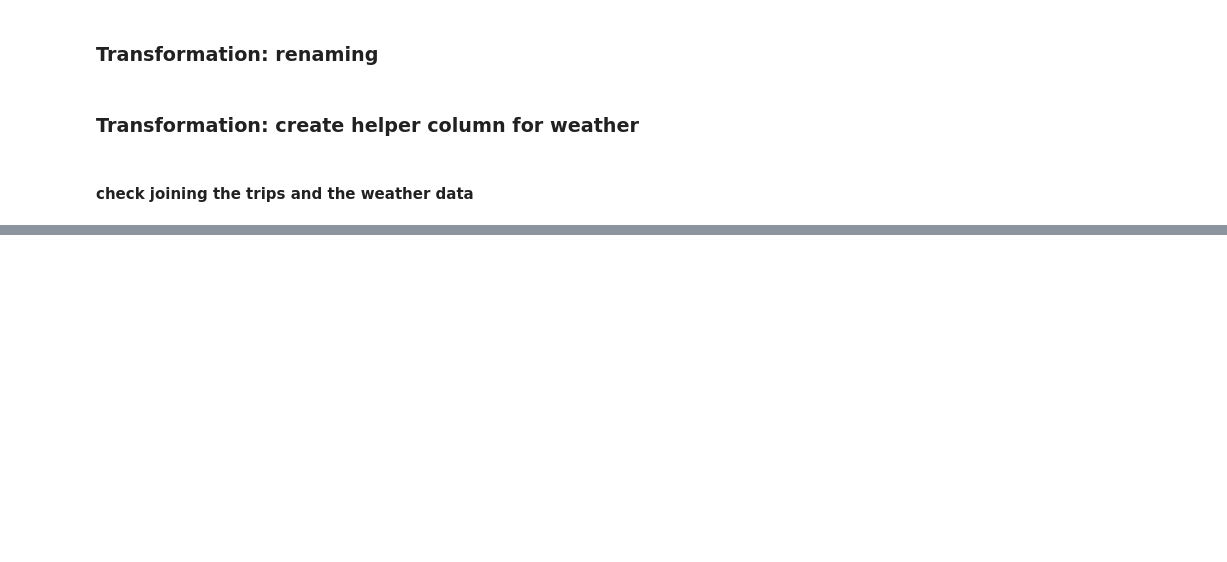
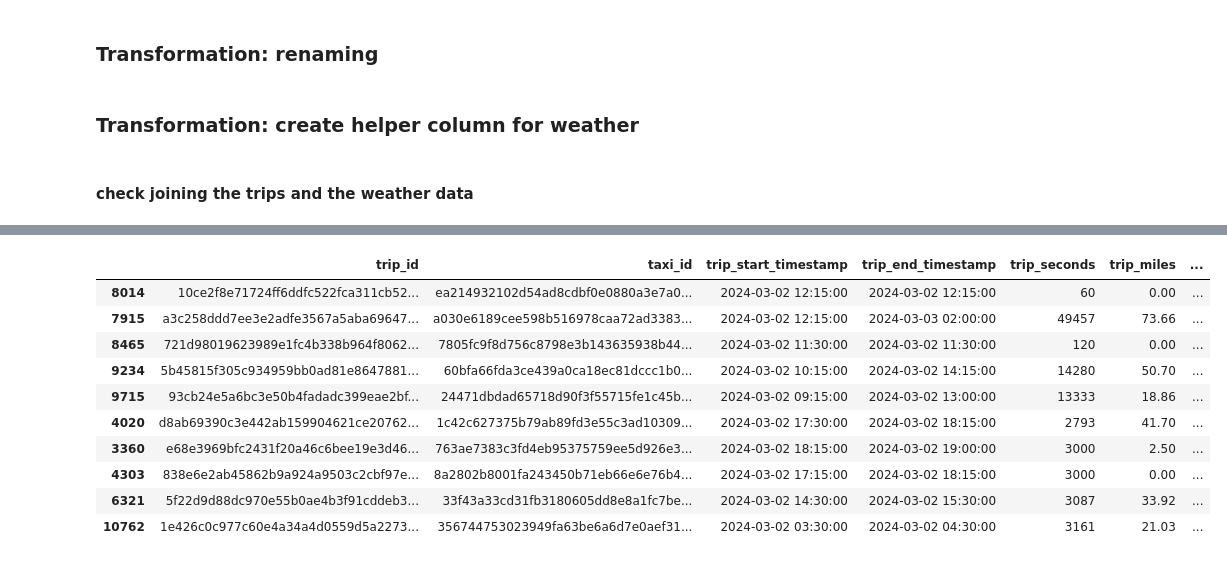
Before and after one commit to a8i9zm/Cubix_Data_Engineer, a Jupyter notebook: 04_chicago_data_to_mapping.ipynb, the cells around one changed output, grey strips where cells are left out. Saved outputs shown, nothing was run; the diff lists cells and outputs as text; code cells hidden in the pictures; blank space fills up the shorter version.

```diff
--- a/04_chicago_data_to_mapping.ipynb
+++ b/04_chicago_data_to_mapping.ipynb
@@ -103,0 +164,15 @@ taxi_trips_with_weather.head()
+# %%
+data_types = {
+    'trip_end_timestamp': 'datetime64[ns]',
+    'trip_seconds': 'int32',
+    'trip_miles': 'float',
+    'pickup_community_area_id': 'int8',
+    'dropoff_community_area_id': 'int8',
+    'fare': 'float',
+    'tips': 'float',
+    'tolls': 'float',
+    'extras': 'float',
+    'trip_total': 'float',
+}
+
+taxi_trips = taxi_trips.astype(data_types)
@@ -103,0 +220,14 @@ taxi_trips_with_weather.head()
+# %%
+taxi_trips.nlargest(10, 'fare')
+# %% [output]
+|  | trip_id | taxi_id | trip_start_timestamp | trip_end_timestamp | trip_seconds | trip_miles | ... |
+| 8014 | 10ce2f8e71724ff6ddfc522fca311cb52... | ea214932102d54ad8cdbf0e0880a3e7a0... | 2024-03-02 12:15:00 | 2024-03-02 12:15:00 | 60 | 0.00 | ... |
+| 7915 | a3c258ddd7ee3e2adfe3567a5aba69647... | a030e6189cee598b516978caa72ad3383... | 2024-03-02 12:15:00 | 2024-03-03 02:00:00 | 49457 | 73.66 | ... |
+| 8465 | 721d98019623989e1fc4b338b964f8062... | 7805fc9f8d756c8798e3b143635938b44... | 2024-03-02 11:30:00 | 2024-03-02 11:30:00 | 120 | 0.00 | ... |
+| 9234 | 5b45815f305c934959bb0ad81e8647881... | 60bfa66fda3ce439a0ca18ec81dccc1b0... | 2024-03-02 10:15:00 | 2024-03-02 14:15:00 | 14280 | 50.70 | ... |
+| 9715 | 93cb24e5a6bc3e50b4fadadc399eae2bf... | 24471dbdad65718d90f3f55715fe1c45b... | 2024-03-02 09:15:00 | 2024-03-02 13:00:00 | 13333 | 18.86 | ... |
+| 4020 | d8ab69390c3e442ab159904621ce20762... | 1c42c627375b79ab89fd3e55c3ad10309... | 2024-03-02 17:30:00 | 2024-03-02 18:15:00 | 2793 | 41.70 | ... |
+| 3360 | e68e3969bfc2431f20a46c6bee19e3d46... | 763ae7383c3fd4eb95375759ee5d926e3... | 2024-03-02 18:15:00 | 2024-03-02 19:00:00 | 3000 | 2.50 | ... |
+| 4303 | 838e6e2ab45862b9a924a9503c2cbf97e... | 8a2802b8001fa243450b71eb66e6e76b4... | 2024-03-02 17:15:00 | 2024-03-02 18:15:00 | 3000 | 0.00 | ... |
+| 6321 | 5f22d9d88dc970e55b0ae4b3f91cddeb3... | 33f43a33cd31fb3180605dd8e8a1fc7be... | 2024-03-02 14:30:00 | 2024-03-02 15:30:00 | 3087 | 33.92 | ... |
+| 10762 | 1e426c0c977c60e4a34a4d0559d5a2273... | 356744753023949fa63be6a6d7e0aef31... | 2024-03-02 03:30:00 | 2024-03-02 04:30:00 | 3161 | 21.03 | ... |
```
Also changed, not shown: parts of 14 cells of this notebook.
